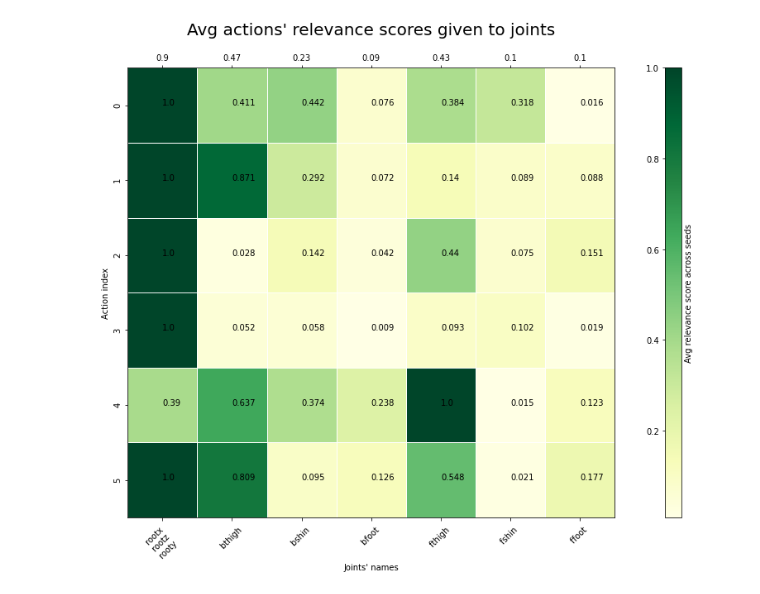
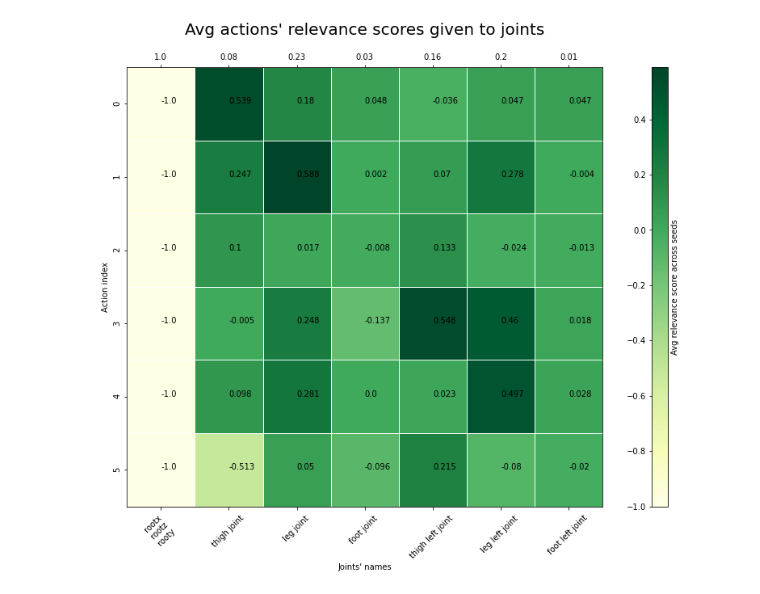
Before and after one commit to MehranTaghian/SAC_GCN, a Jupyter notebook: evaulate.ipynb, the cells around one changed output. Drawn from its saved outputs; the diff is of its cells as text; code cells hidden in the pictures.

```diff
--- a/evaulate.ipynb
+++ b/evaulate.ipynb
@@ -12,12 +12,12 @@ from utils import state_2_graphbatch, load_object
 import matplotlib.pyplot as plt
 import seaborn as sns
 # %%
-env_name = 'HalfCheetah-v2'
-# env_name = 'Walker2d-v2'
+# env_name = 'HalfCheetah-v2'
+env_name = 'Walker2d-v2'
 # env_name = 'Hopper-v2'
 # env_name = 'FetchReachDense-v1'
 # %%
-exp_path = os.path.join(Path(os.getcwd()), 'Data', env_name, 'graph_new')
+exp_path = os.path.join(Path(os.getcwd()), 'Data', env_name, 'graph')
 obj_path = os.path.join(exp_path, 'edge_relevance.pkl')
 edge_relevance = load_object(obj_path)
 # %%
@@ -53,7 +53,7 @@ for edge_id, joint_list in enumerate(edge_list.values()):
 
 action_indices = [a for a in range(env.action_space.shape[0])]
 # %%
-def plot_joint_action_heatmap(data, width, height, title):
+def plot_joint_action_heatmap(data, importance, width, height, title):
     fig, (ax1, ax2) = plt.subplots(1, 2, figsize=(width, height), gridspec_kw={'width_ratios': (30, 1)})
     sns.heatmap(data, ax=ax1, cbar=False, cmap="YlGn", linewidth=1, vmin=np.min(data), vmax=np.max(data))
     ax1.set_xticks(np.arange(len(joint_names)) + 0.5, labels=[j for j in joint_names], rotation=45)
@@ -64,7 +64,7 @@ def plot_joint_action_heatmap(data, width, height, title):
     ax3 = ax1.twiny()
     ax3.set_xlim([0, ax1.get_xlim()[1]])
     ax3.set_xticks(ax1.get_xticks())
-    ax3.set_xticklabels(np.round(data.mean(axis=0), 2))
+    ax3.set_xticklabels(np.round(importance, 2))
 
     plt.colorbar(plt.cm.ScalarMappable(cmap="YlGn", norm=plt.Normalize(vmin=np.min(data), vmax=np.max(data))), cax=ax2)
     ax2.yaxis.set_ticks_position('left')
@@ -75,20 +75,24 @@ def plot_joint_action_heatmap(data, width, height, title):
             ax1.text(j + 0.5, i + 0.5, round(data[i, j], 3), color="black")
 
     plt.show()
-#     fig.savefig(os.path.join(exp_path, 'LRP_result.jpg'), dpi=300)
+    fig.savefig(os.path.join(exp_path, 'LRP_result.jpg'), dpi=300)
 # %%
 # avg_edge_rel = np.abs(edge_relevance).mean(axis=4).mean(axis=3).mean(axis=2)
 # avg_edge_rel = np.abs(edge_relevance).sum(axis=4).sum(axis=3).sum(axis=2)
-avg_edge_rel = edge_relevance.sum(axis=4).sum(axis=3).sum(axis=2)
+avg_edge_rel = edge_relevance.mean(axis=4).mean(axis=3).mean(axis=2)
 
 avg_edge_rel /= np.max(np.abs(avg_edge_rel), axis=0)
 # %%
 figure_width = 12
 figure_height = 10
 
-plot_joint_action_heatmap(np.abs(avg_edge_rel.T),
+# data = np.abs(avg_edge_rel.T)
+importance = np.abs(avg_edge_rel.T.mean(axis=0))
+data = avg_edge_rel.T
+
+plot_joint_action_heatmap(data, importance,
                           figure_width,
                           figure_height,
                           "Avg actions' relevance scores given to joints")
 # %% [output]
-[figure, old version]
+[figure, new version]
```
Also changed, not shown: 7 other files.
